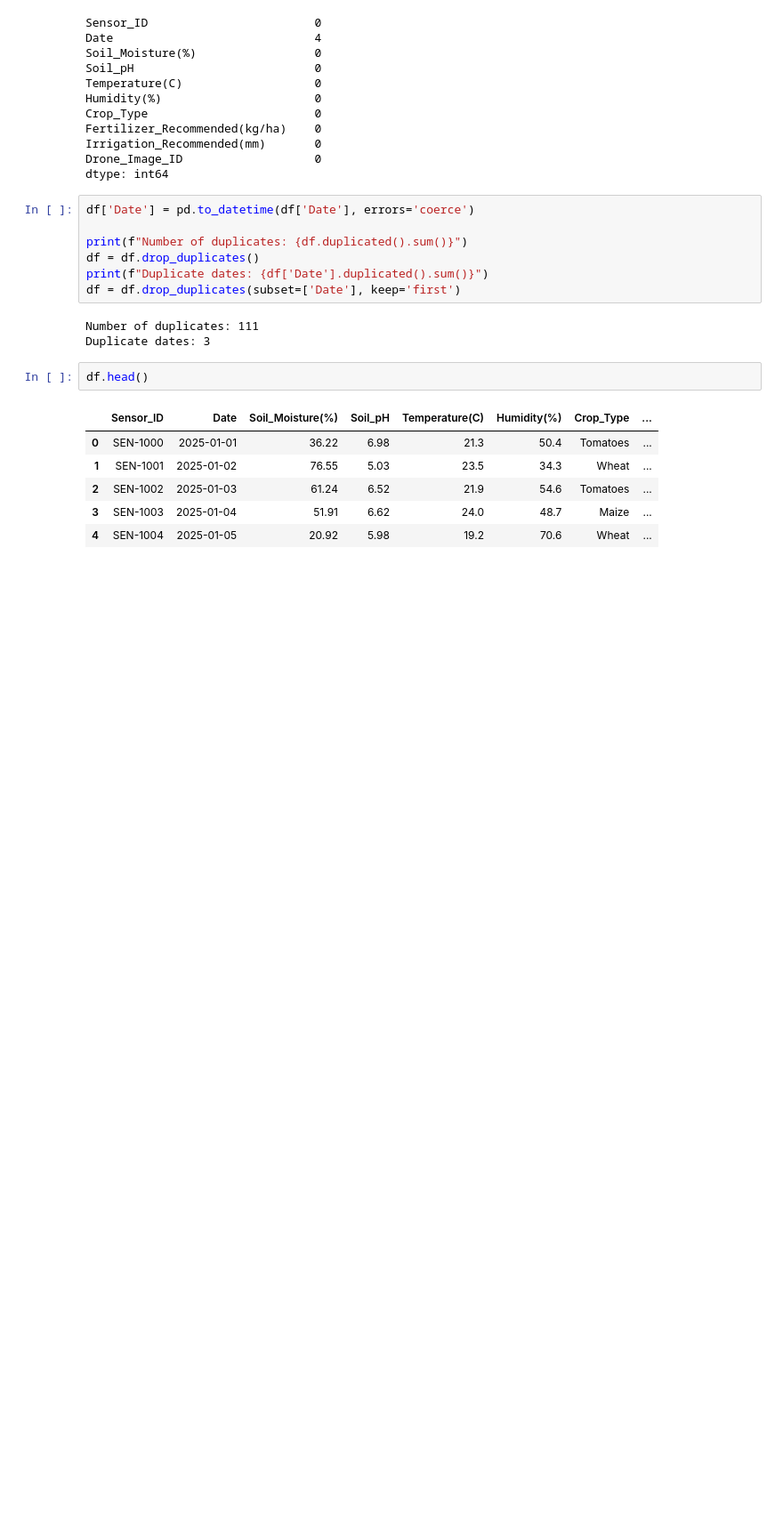
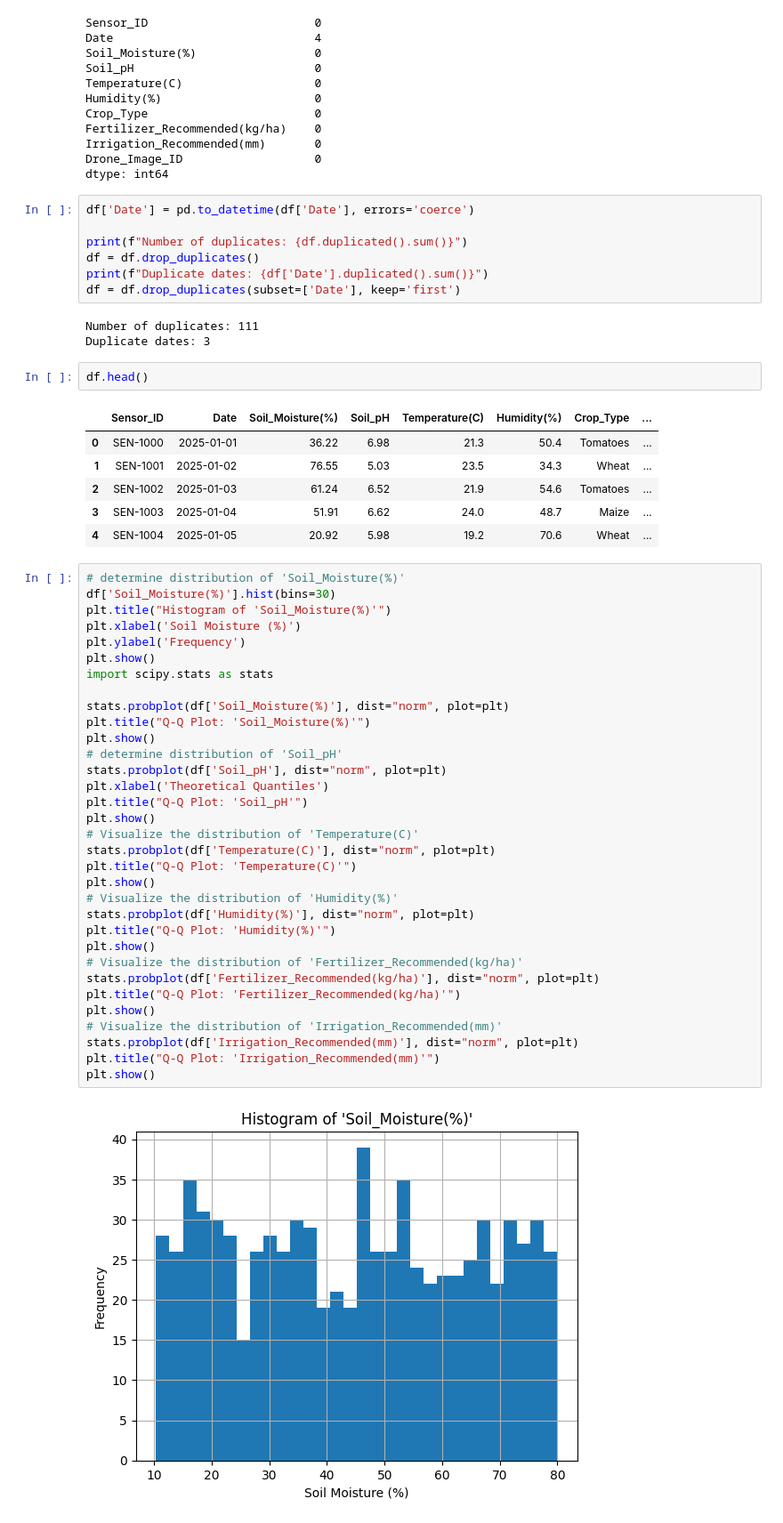
Before and after one commit to AJmight/test, a Jupyter notebook: monday_ass.ipynb, the cells around one changed output. Shown at 89% size. Drawn from its saved outputs; the diff is of its cells as text; blank space fills up the shorter version.

```diff
--- a/monday_ass.ipynb
+++ b/monday_ass.ipynb
@@ -100,3 +100,38 @@ df.head()
 | 2 | SEN-1002 | 2025-01-03 | 61.24 | 6.52 | 21.9 | 54.6 | Tomatoes | ... |
 | 3 | SEN-1003 | 2025-01-04 | 51.91 | 6.62 | 24.0 | 48.7 | Maize | ... |
 | 4 | SEN-1004 | 2025-01-05 | 20.92 | 5.98 | 19.2 | 70.6 | Wheat | ... |
+# %%
+# determine distribution of 'Soil_Moisture(%)'
+df['Soil_Moisture(%)'].hist(bins=30)
+plt.title("Histogram of 'Soil_Moisture(%)'")
+plt.xlabel('Soil Moisture (%)')
+plt.ylabel('Frequency')
+plt.show()
+import scipy.stats as stats
+
+stats.probplot(df['Soil_Moisture(%)'], dist="norm", plot=plt)
+plt.title("Q-Q Plot: 'Soil_Moisture(%)'")
+plt.show()
+# determine distribution of 'Soil_pH'
+stats.probplot(df['Soil_pH'], dist="norm", plot=plt)
+plt.xlabel('Theoretical Quantiles')
+plt.title("Q-Q Plot: 'Soil_pH'")
+plt.show()
+# Visualize the distribution of 'Temperature(C)'
+stats.probplot(df['Temperature(C)'], dist="norm", plot=plt)
+plt.title("Q-Q Plot: 'Temperature(C)'")
+plt.show()
+# Visualize the distribution of 'Humidity(%)'
+stats.probplot(df['Humidity(%)'], dist="norm", plot=plt)
+plt.title("Q-Q Plot: 'Humidity(%)'")
+plt.show()
+# Visualize the distribution of 'Fertilizer_Recommended(kg/ha)'
+stats.probplot(df['Fertilizer_Recommended(kg/ha)'], dist="norm", plot=plt)
+plt.title("Q-Q Plot: 'Fertilizer_Recommended(kg/ha)'")
+plt.show()
+# Visualize the distribution of 'Irrigation_Recommended(mm)'
+stats.probplot(df['Irrigation_Recommended(mm)'], dist="norm", plot=plt)
+plt.title("Q-Q Plot: 'Irrigation_Recommended(mm)'")
+plt.show()
+# %% [output]
+[figure, added]
```
Also changed, not shown: parts of 7 cells of this notebook, 3 other files.
